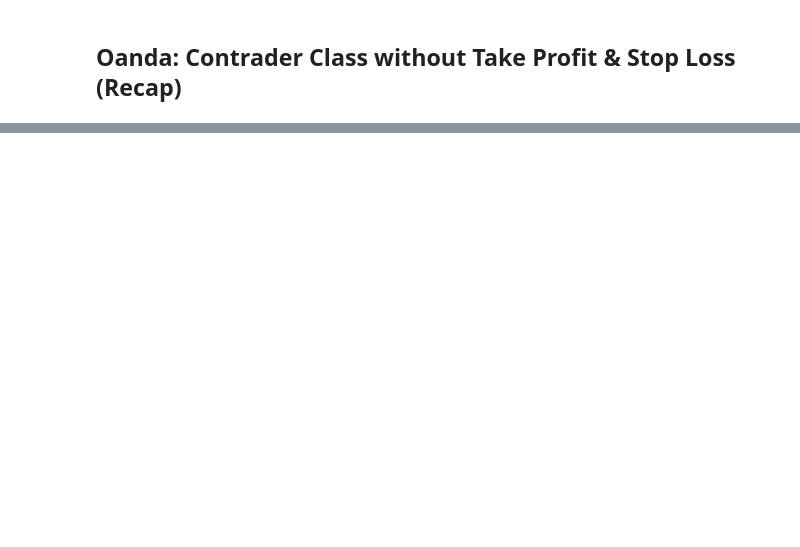
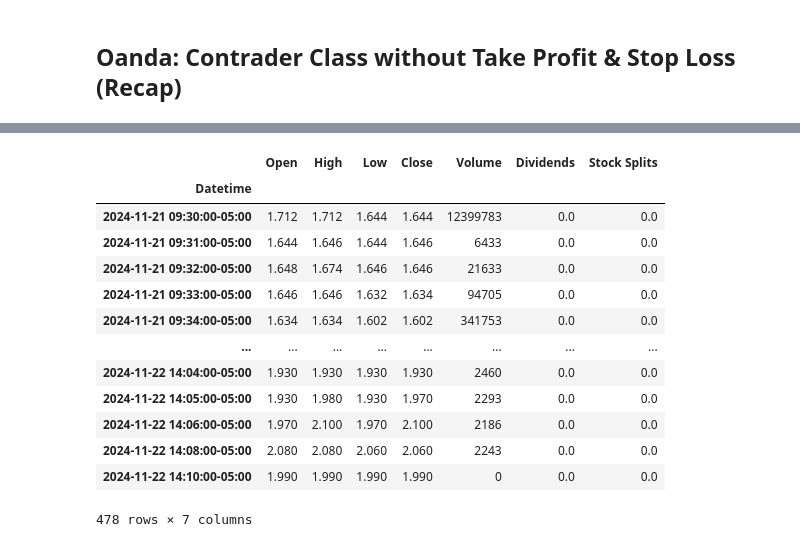
Before and after one commit to dshilman/algo-trading, a Jupyter notebook: code/explore/02 - Backtesting.ipynb, the cells around one changed output, grey strips where cells are left out. Saved outputs shown, nothing was run; the diff lists cells and outputs as text; code cells hidden in the pictures; blank space fills up the shorter version.

```diff
--- a/code/explore/02 - Backtesting.ipynb
+++ b/code/explore/02 - Backtesting.ipynb
@@ -1180,0 +15,22 @@ start_session()
+# %%
+df = None
+instrument = "XTKG"
+ticker = yf.Ticker(instrument)
+df = ticker.history(start="2024-11-21",interval="1m")
+
+df
+# %% [output]
+|  | Open | High | Low | Close | Volume | Dividends | Stock Splits |
+| Datetime |  |  |  |  |  |  |  |
+| 2024-11-21 09:30:00-05:00 | 1.712 | 1.712 | 1.644 | 1.644 | 12399783 | 0.0 | 0.0 |
+| 2024-11-21 09:31:00-05:00 | 1.644 | 1.646 | 1.644 | 1.646 | 6433 | 0.0 | 0.0 |
+| 2024-11-21 09:32:00-05:00 | 1.648 | 1.674 | 1.646 | 1.646 | 21633 | 0.0 | 0.0 |
+| 2024-11-21 09:33:00-05:00 | 1.646 | 1.646 | 1.632 | 1.634 | 94705 | 0.0 | 0.0 |
+| 2024-11-21 09:34:00-05:00 | 1.634 | 1.634 | 1.602 | 1.602 | 341753 | 0.0 | 0.0 |
+| ... | ... | ... | ... | ... | ... | ... | ... |
+| 2024-11-22 14:04:00-05:00 | 1.930 | 1.930 | 1.930 | 1.930 | 2460 | 0.0 | 0.0 |
+| 2024-11-22 14:05:00-05:00 | 1.930 | 1.980 | 1.930 | 1.970 | 2293 | 0.0 | 0.0 |
+| 2024-11-22 14:06:00-05:00 | 1.970 | 2.100 | 1.970 | 2.100 | 2186 | 0.0 | 0.0 |
+| 2024-11-22 14:08:00-05:00 | 2.080 | 2.080 | 2.060 | 2.060 | 2243 | 0.0 | 0.0 |
+| 2024-11-22 14:10:00-05:00 | 1.990 | 1.990 | 1.990 | 1.990 | 0 | 0.0 | 0.0 |
+478 rows × 7 columns
```
Also changed, not shown: parts of 134 cells of this notebook, 6 other files.
